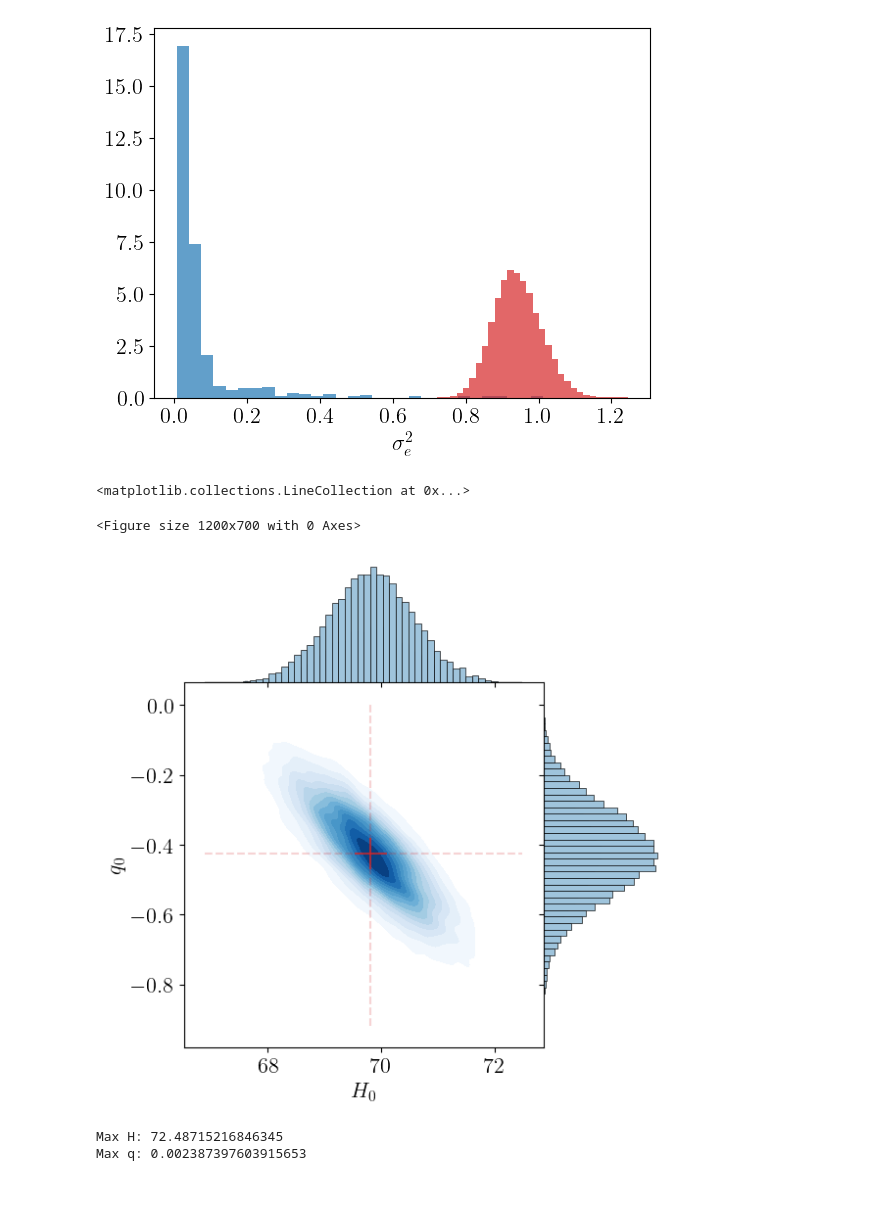
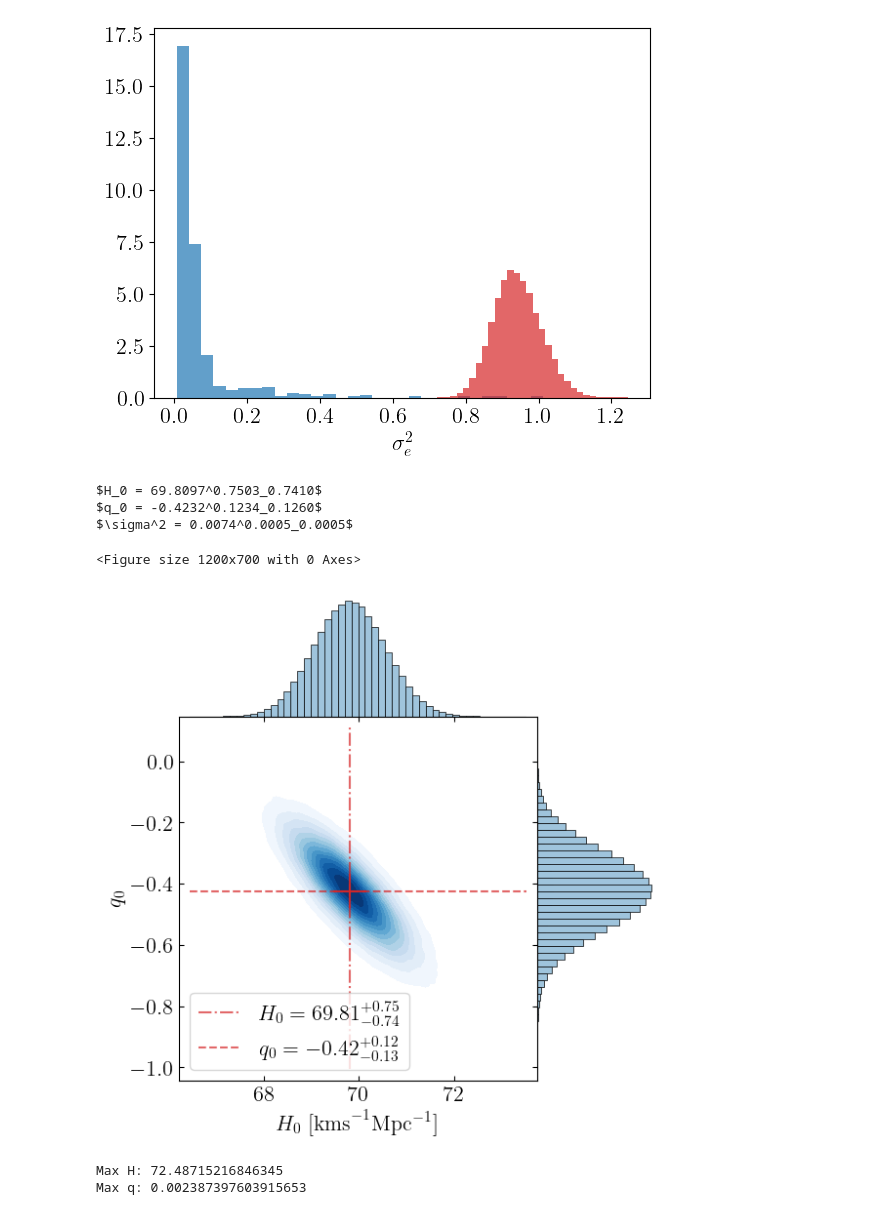
Before and after one commit to j-haralds/Advanced_sim, a Jupyter notebook: proj1_shared/proj1_master.ipynb, the cells around one changed output. Saved outputs shown, nothing was run; the diff lists cells and outputs as text; code cells hidden in the pictures.

```diff
--- a/proj1_shared/proj1_master.ipynb
+++ b/proj1_shared/proj1_master.ipynb
@@ -257,8 +257,10 @@ sig = mu_err_low
 H0_lims = [50,90]
 q0_lims = [-2,2]
 
+burn = int(5e4)/2500
+
 samples = samples_MCMC(H0_lims,q0_lims,log_posterior,x,y,
-                                 sigma = sig,iterations=int(5e4),nwalkers=24)
+                                 sigma = sig,iterations=int(5e4), burninproc=burn, nwalkers=24)
 # %%
 print('Number of samples',len(samples))
 # %% [output]
@@ -278,28 +280,51 @@ plt.xlabel(r'$\sigma_e^2$')
 # %% [output]
 Text(0.5, 0, '$\\sigma_e^2$')
 [figure]
+# %%
+H_q16, H_q50, H_q84 = np.percentile(samples[:,0], [16, 50, 84])
+H_err_low  = H_q50 - H_q16
+H_err_high = H_q84 - H_q50
+
+q_q16, q_q50, q_q84 = np.percentile(samples[:,1], [16, 50, 84])
+q_err_low  = q_q50 - q_q16
+q_err_high = q_q84 - q_q50
+
+sigma_q16, sigma_q50, sigma_q84 = np.percentile(samples[:,2], [16, 50, 84])
+sigma_err_low  = sigma_q50 - sigma_q16
+sigma_err_high = sigma_q84 - sigma_q50
+
+print(fr'$H_0 = {H_q50:.4f}^{H_err_high:.4f}_{H_err_low:.4f}$')
+print(fr'$q_0 = {q_q50:.4f}^{q_err_high:.4f}_{q_err_low:.4f}$')
+print(fr'$\sigma^2 = {sigma_q50:.4f}^{sigma_err_high:.4f}_{sigma_err_low:.4f}$')
+# %% [output]
+$H_0 = 69.8097^0.7503_0.7410$
+$q_0 = -0.4232^0.1234_0.1260$
+$\sigma^2 = 0.0074^0.0005_0.0005$
 # %%
 plt.figure(figsize=(12,7))
-data = pd.DataFrame(samples,columns=['$H_0$','$q_0$','$\\sigma^2$'])
-x = '$H_0$'; y = '$q_0$'
+data = pd.DataFrame(samples,columns=[r"$H_0$",'$q_0$','$\\sigma^2$'])
+x = r'$H_0$'; y = '$q_0$'
 g = sns.jointplot(data = data, x =x,y =y,ratio=3,space = 0,kind = 'hist')#,joint_kws={'fill':True,'cmap':'Blues','levels':15})
 for coll in list(g.ax_joint.collections):
     coll.remove()
 g.plot_joint(sns.kdeplot,fill = True, cmap='Blues', levels = 15)
 g.plot_marginals(sns.histplot, bins=50, color="#9FC4DC", alpha=1)
 
 dy = 0.05 * (np.max(data[y]) - np.min(data[y]))
 dx = 0.05 * (np.max(data[x]) - np.min(data[x]))
-plt.vlines(np.mean(data[x]),np.mean(data[y])-dy,np.mean(data[y])+dy,color = 'tab:red',lw = 1.5,alpha = 0.7)
-plt.vlines(np.mean(data[x]),np.min(data[y]),np.max(data[y]),color = 'tab:red',lw = 1.5,alpha = 0.2,ls = '--')
-plt.hlines(np.mean(data[y]),np.mean(data[x])-dx,np.mean(data[x])+dx,color = 'tab:red',lw = 1.5,alpha = 0.7)
-plt.hlines(np.mean(data[y]),np.min(data[x]),np.max(data[x]),color = 'tab:red',lw = 1.5,alpha = 0.2,ls = '--')
+plt.vlines(np.mean(data[x]),np.mean(data[y])-dy,np.mean(data[y])+dy,color = 'tab:red',lw = 1.5,alpha = 0.9)
+plt.vlines(np.mean(data[x]),np.min(data[y]),np.max(data[y]),color = 'tab:red',lw = 1.5,alpha = 0.7,ls = '-.', label = fr'$H_0 = {H_q50:.2f}^{{+{H_err_high:.2f}}}_{{-{H_err_low:.2f}}}$')
+
+plt.hlines(np.mean(data[y]),np.mean(data[x])-dx,np.mean(data[x])+dx,color = 'tab:red',lw = 1.5,alpha = 0.9)
+plt.hlines(np.mean(data[y]),np.min(data[x]),np.max(data[x]),color = 'tab:red',lw = 1.5,alpha = 0.7,ls = '--', label = fr'$q_0 = {q_q50:.2f}^{{+{q_err_high:.2f}}}_{{-{q_err_low:.2f}}}$')
+plt.legend(loc='lower left')
+plt.xlabel(fr'$H_0\ \text{{[kms}}^{{-1}}\text{{Mpc}}^{{-1}}]$')
 #plt.tight_layout()
-#plt.savefig(f'figs/jointPDF_H0_q0.pdf')
+plt.tick_params(direction='in')
+plt.savefig(f'figs/jointPDF_H0_q0.pdf')
 # %% [output]
-<matplotlib.collections.LineCollection at 0x...>
+<Figure size 1200x700 with 0 Axes>
-<Figure size 1200x700 with 0 Axes>
-[figure, old version]
+[figure, new version]
 # %%
 print(f'Max H: {np.max(data[x])} \nMax q: {np.max(data[y])}')
 # %% [output]
```
Also changed, not shown: parts of 1 cell of this notebook, 1 other file.
